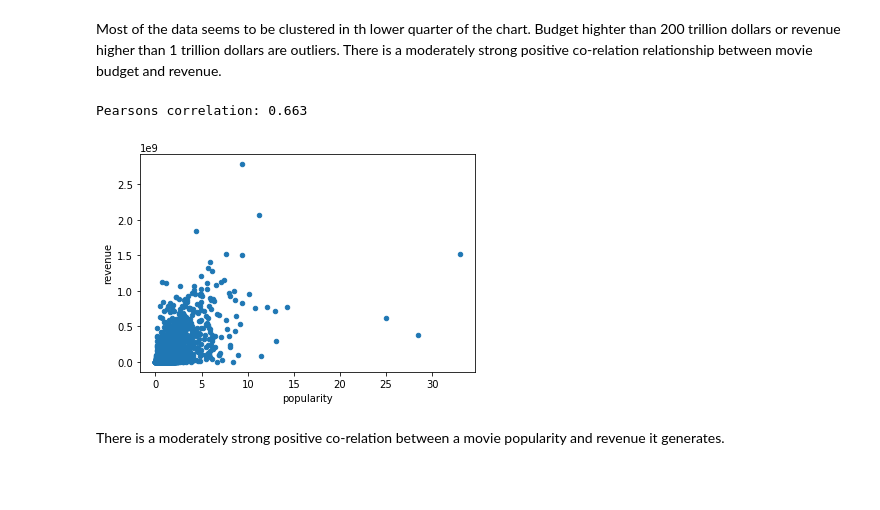
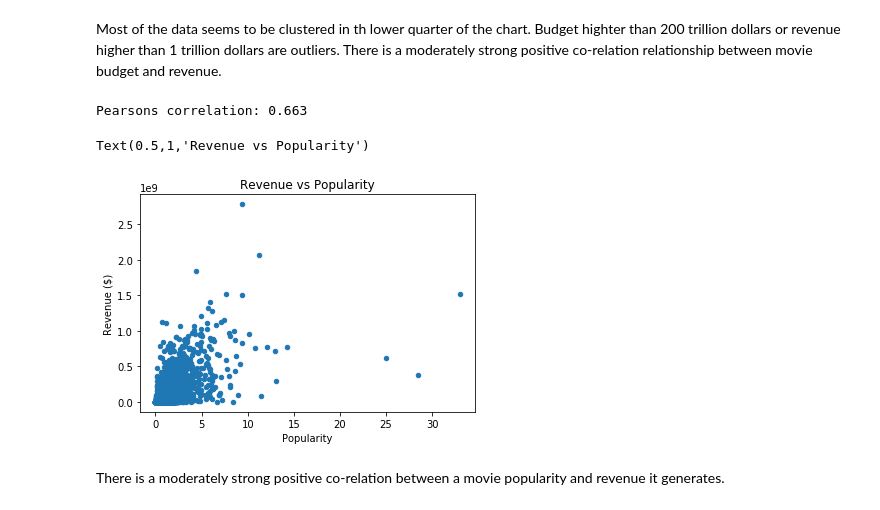
Before and after one commit to data-clash/movie-data-analysis, a Jupyter notebook: Movie Database Analysis.ipynb, the cells around one changed output. Drawn from its saved outputs; the diff is of its cells as text; code cells hidden in the pictures; blank space fills up the shorter version.

```diff
--- a/Movie Database Analysis.ipynb
+++ b/Movie Database Analysis.ipynb
@@ -250,11 +265,16 @@ Most of the data seems to be clustered in th lower quarter of the chart. Budget
 # %%
 # Check relationship between popularity and revenue
 df.plot(x='popularity',y='revenue',kind='scatter')
 corr, _ = pearsonr(df.popularity, df.revenue)
 print('Pearsons correlation: %.3f' % corr)
+
+plt.xlabel('Popularity')
+plt.ylabel('Revenue ($)')
+plt.title('Revenue vs Popularity')
 # %% [output]
 Pearsons correlation: 0.663
+Text(0.5,1,'Revenue vs Popularity')
-[figure, old version]
+[figure, new version]
 # %% [markdown]
 There is a moderately strong positive co-relation between a movie popularity and revenue it generates.
 # %% [markdown]
```
Also changed, not shown: parts of 7 cells of this notebook.
